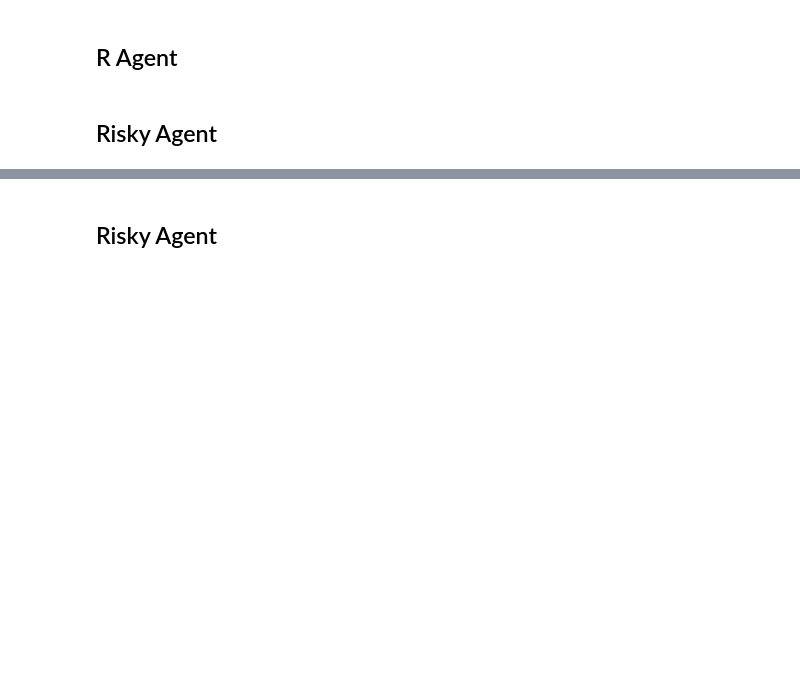
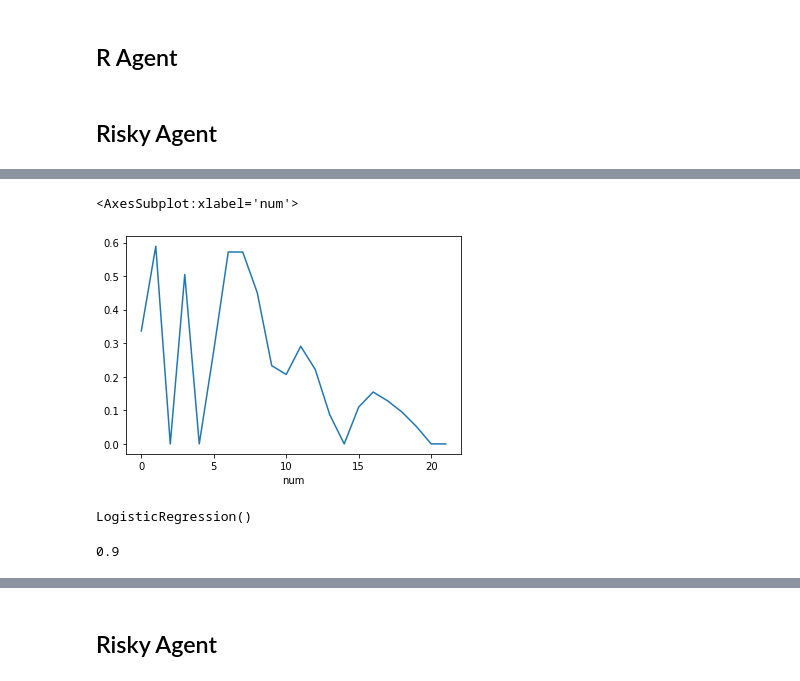
Before and after one commit to vibalcam/text-games, a Jupyter notebook: notebooks/run_agents.ipynb, the cells around one changed output, grey strips where cells are left out. Drawn from its saved outputs; the diff is of its cells as text; code cells hidden in the pictures; blank space fills up the shorter version.

```diff
--- a/notebooks/run_agents.ipynb
+++ b/notebooks/run_agents.ipynb
@@ -11,8 +11,8 @@ import pandas as pd
 # import mpire
 import torch
 # %%
-# n_runs = int(1e3)
-n_runs = int(10)
+n_runs = int(1e4)
+# n_runs = int(100)
 seed = None
 # %%
 simulator = load_simulator_yarn('../yarnScripts', graph_file_sfx='_graph_transformed.pickle')
@@ -121,0 +176,5 @@ IndexError: index 1 is out of bounds for dimension 0 with size 1
+# %%
+df['decisions'].groupby(['num']).mean()['choice'].plot()
+# %% [output]
+<AxesSubplot:xlabel='num'>
+[figure, added]
@@ -121,0 +194,12 @@ IndexError: index 1 is out of bounds for dimension 0 with size 1
+# %%
+dt = DecisionTreeClassifier()
+dt.fit(df_train.loc[:,df.columns!='m'], df_train['m'])
+
+lr = LogisticRegression()
+lr.fit(df_train.loc[:,df.columns!='m'], df_train['m'])
+# %% [output]
+LogisticRegression()
+# %%
+dt.score(df_test.loc[:,df.columns!='m'], df_test['m'])
+# %% [output]
+0.9
```
Also changed, not shown: parts of 15 cells of this notebook, 3 other files.
